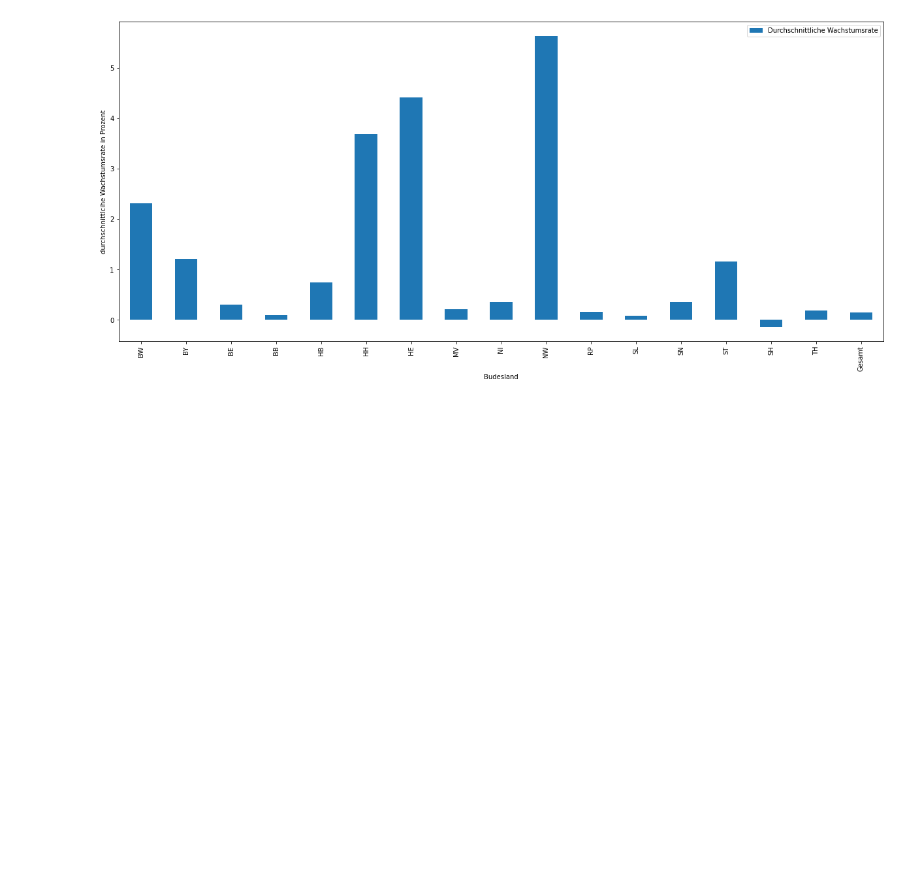
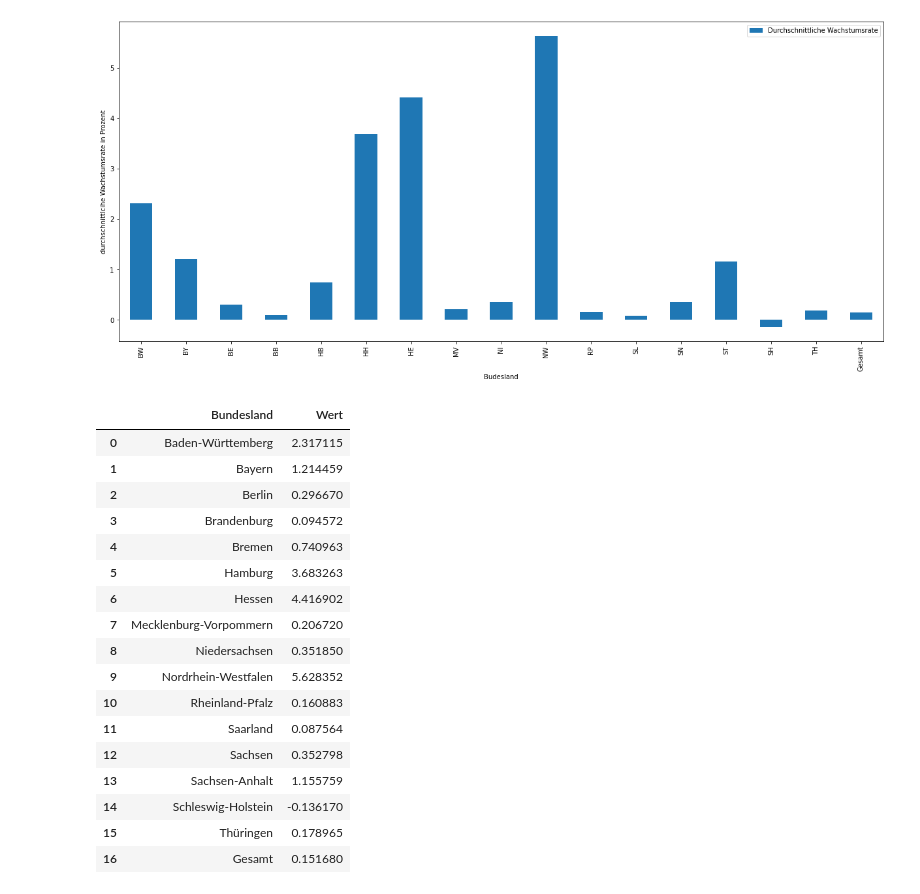
Before and after one commit to Jubo30/Data-Science-Project, a Jupyter notebook: Täglicher Zuwachs Deutschland.ipynb, the cells around one changed output. Drawn from its saved outputs; the diff is of its cells as text; code cells hidden in the pictures; blank space fills up the shorter version.

```diff
--- a/Täglicher Zuwachs Deutschland.ipynb
+++ b/Täglicher Zuwachs Deutschland.ipynb
@@ -840,3 +840,28 @@ durchwachstum = pd.DataFrame({'Bundesland':durchschnittlichwachstum.index,'Wert'
 bars = durchwachstum.plot.bar(x = 'Bundesland', y = 'Wert',label='Durchschnittliche Wachstumsrate',xlabel='Budesland',ylabel='durchschnittlcihe Wachstumsrate in Prozent');
 # %% [output]
 [figure]
+# %%
+liste = ['Baden-Württemberg','Bayern','Berlin','Brandenburg','Bremen','Hamburg','Hessen','Mecklenburg-Vorpommern','Niedersachsen','Nordrhein-Westfalen','Rheinland-Pfalz','Saarland','Sachsen','Sachsen-Anhalt','Schleswig-Holstein','Thüringen','Gesamt']
+
+for i, row in durchwachstum.iterrows():
+        durchwachstum.at[i,'Bundesland'] = liste[i]
+durchwachstum
+# %% [output]
+|  | Bundesland | Wert |
+| 0 | Baden-Württemberg | 2.317115 |
+| 1 | Bayern | 1.214459 |
+| 2 | Berlin | 0.296670 |
+| 3 | Brandenburg | 0.094572 |
+| 4 | Bremen | 0.740963 |
+| 5 | Hamburg | 3.683263 |
+| 6 | Hessen | 4.416902 |
+| 7 | Mecklenburg-Vorpommern | 0.206720 |
+| 8 | Niedersachsen | 0.351850 |
+| 9 | Nordrhein-Westfalen | 5.628352 |
+| 10 | Rheinland-Pfalz | 0.160883 |
+| 11 | Saarland | 0.087564 |
+| 12 | Sachsen | 0.352798 |
+| 13 | Sachsen-Anhalt | 1.155759 |
+| 14 | Schleswig-Holstein | -0.136170 |
+| 15 | Thüringen | 0.178965 |
+| 16 | Gesamt | 0.151680 |
```
Also changed, not shown: parts of 9 cells of this notebook.
